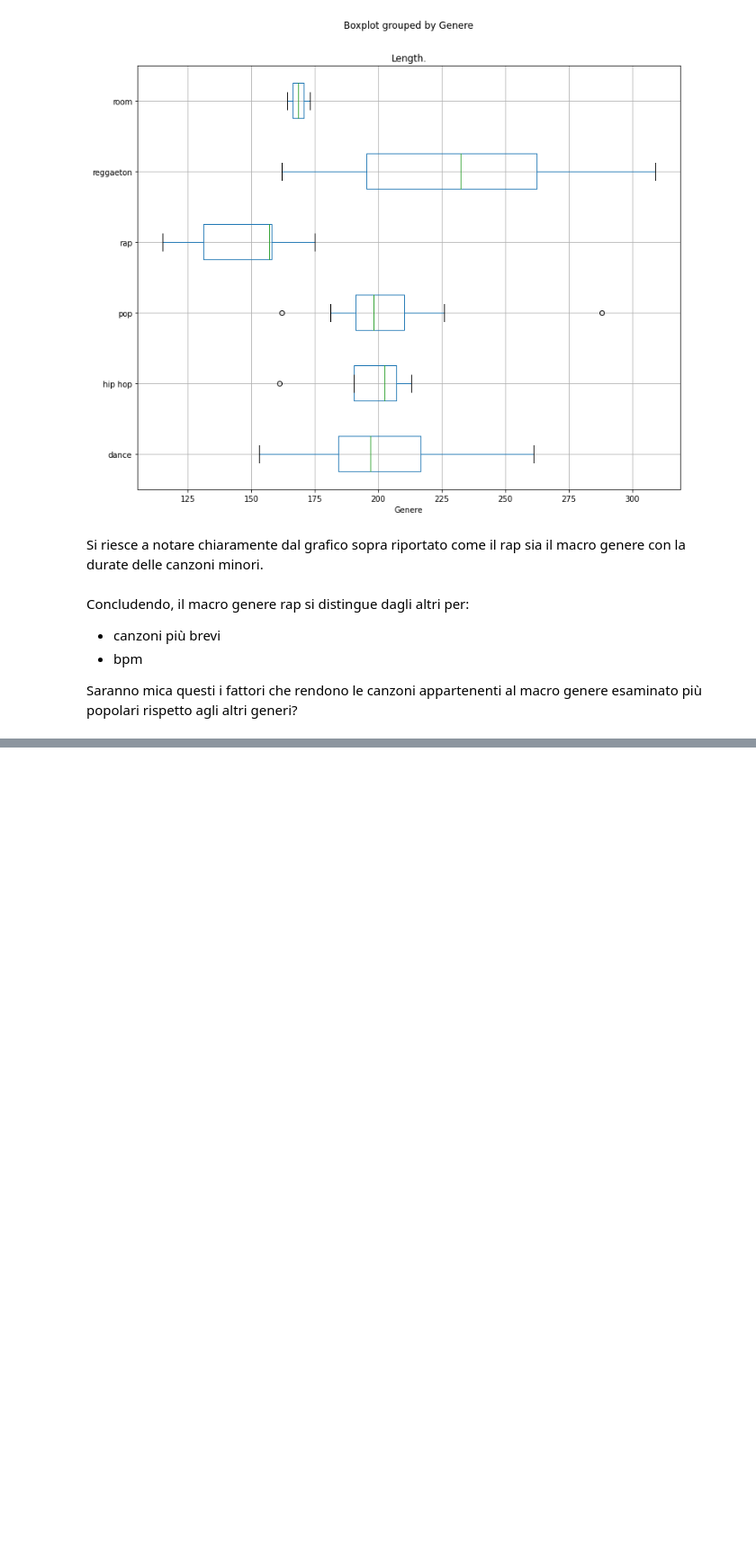
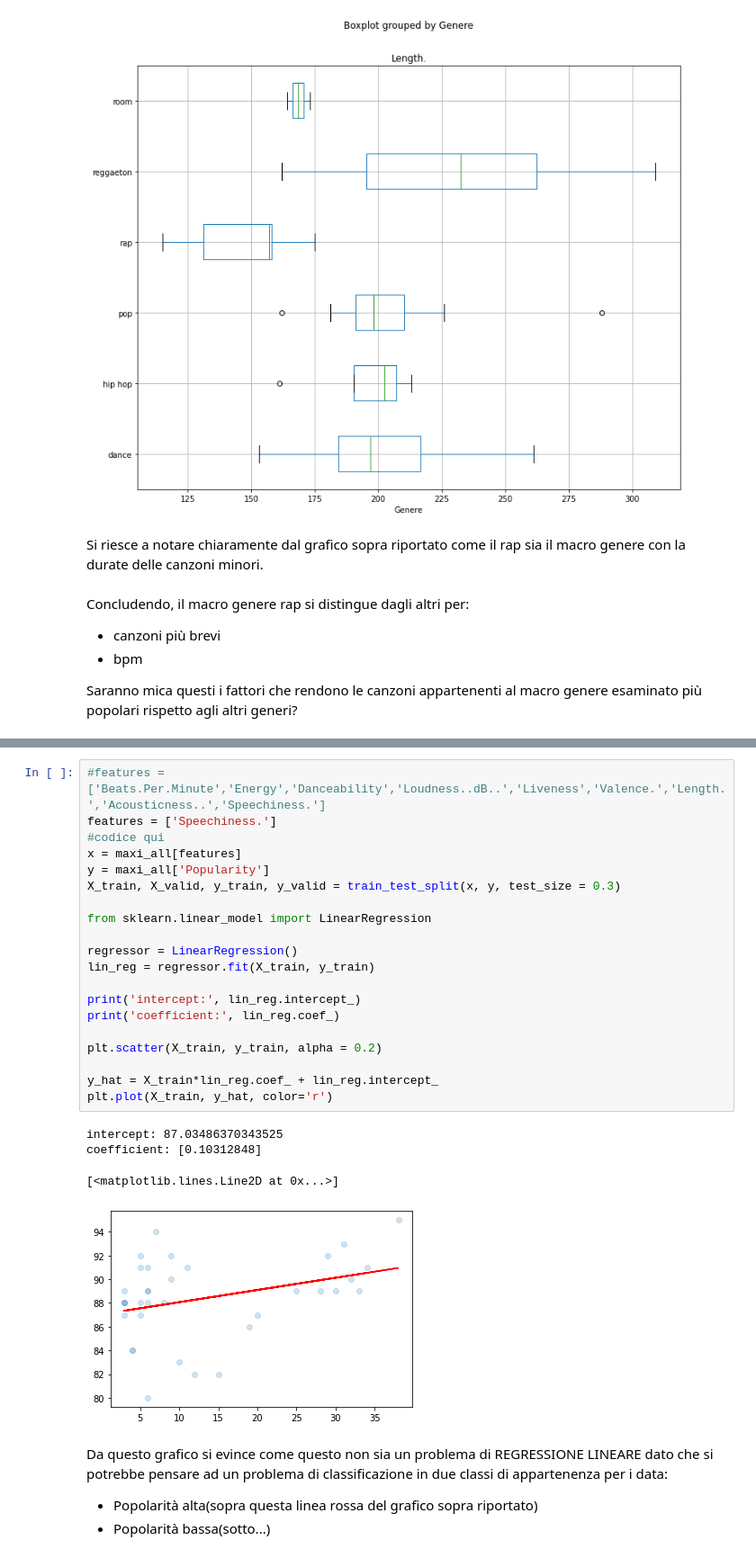
Before and after one commit to PedemonteGiacomo/DataScienceProject, a Jupyter notebook: project.ipynb, the cells around one changed output, grey strips where cells are left out. Shown at 90% size. Drawn from its saved outputs; the diff is of its cells as text; blank space fills up the shorter version.

```diff
--- a/project.ipynb
+++ b/project.ipynb
@@ -662,0 +730,29 @@ Saranno mica questi i fattori che rendono le canzoni appartenenti al macro gener
+# %%
+#features = ['Beats.Per.Minute','Energy','Danceability','Loudness..dB..','Liveness','Valence.','Length.','Acousticness..','Speechiness.']
+features = ['Speechiness.']
+#codice qui
+x = maxi_all[features]
+y = maxi_all['Popularity']
+X_train, X_valid, y_train, y_valid = train_test_split(x, y, test_size = 0.3)
+
+from sklearn.linear_model import LinearRegression
+
+regressor = LinearRegression()
+lin_reg = regressor.fit(X_train, y_train)
+
+print('intercept:', lin_reg.intercept_)
+print('coefficient:', lin_reg.coef_)
+
+plt.scatter(X_train, y_train, alpha = 0.2)
+
+y_hat = X_train*lin_reg.coef_ + lin_reg.intercept_
+plt.plot(X_train, y_hat, color='r')
+# %% [output]
+intercept: 87.03486370343525
+coefficient: [0.10312848]
+[<matplotlib.lines.Line2D at 0x...>]
+[figure, added]
+# %% [markdown]
+Da questo grafico si evince come questo non sia un problema di REGRESSIONE LINEARE dato che si potrebbe pensare ad un problema di classificazione in due classi di appartenenza per i data:
+- Popolarità alta(sopra questa linea rossa del grafico sopra riportato)
+- Popolarità bassa(sotto...)
```
Also changed, not shown: parts of 10 cells of this notebook.
